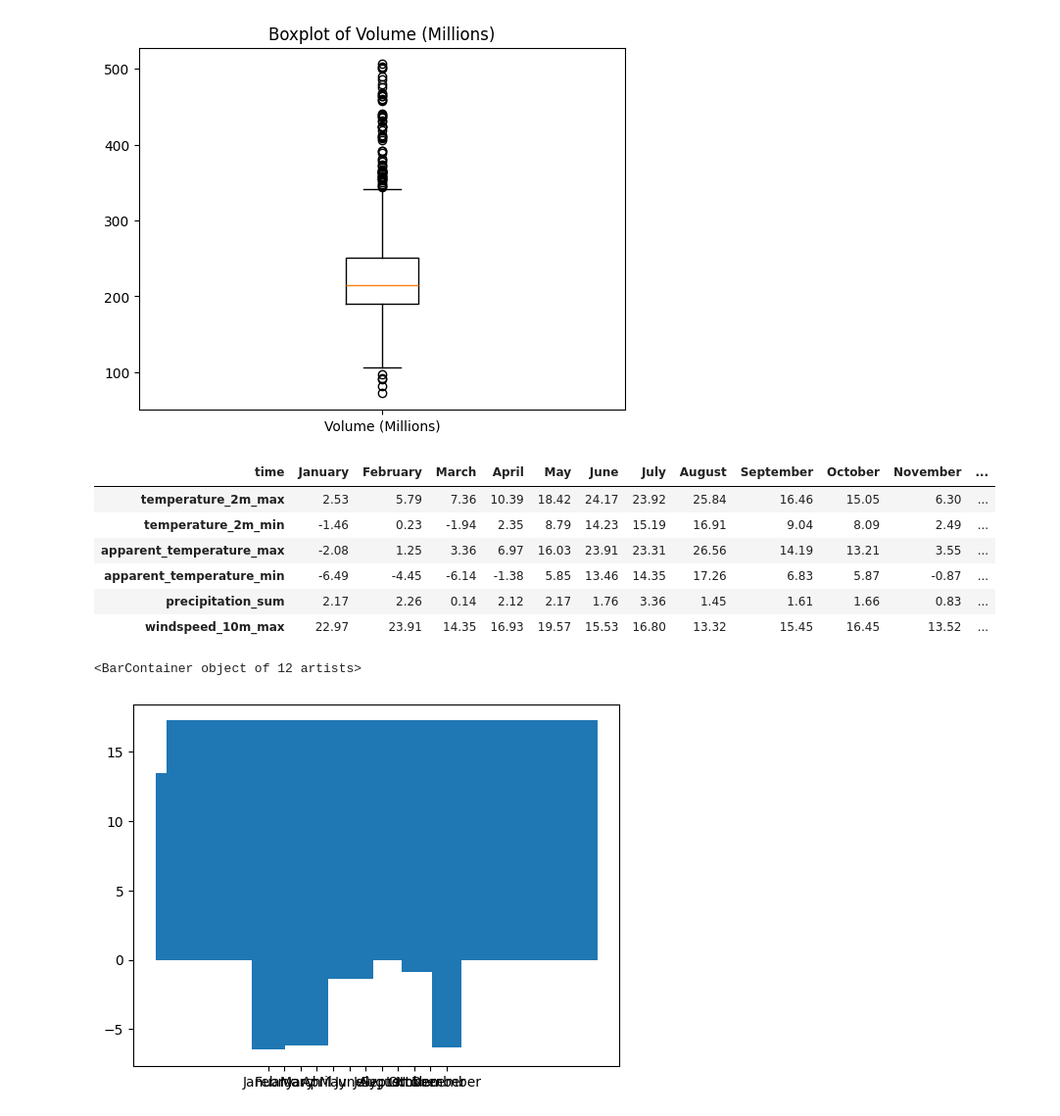
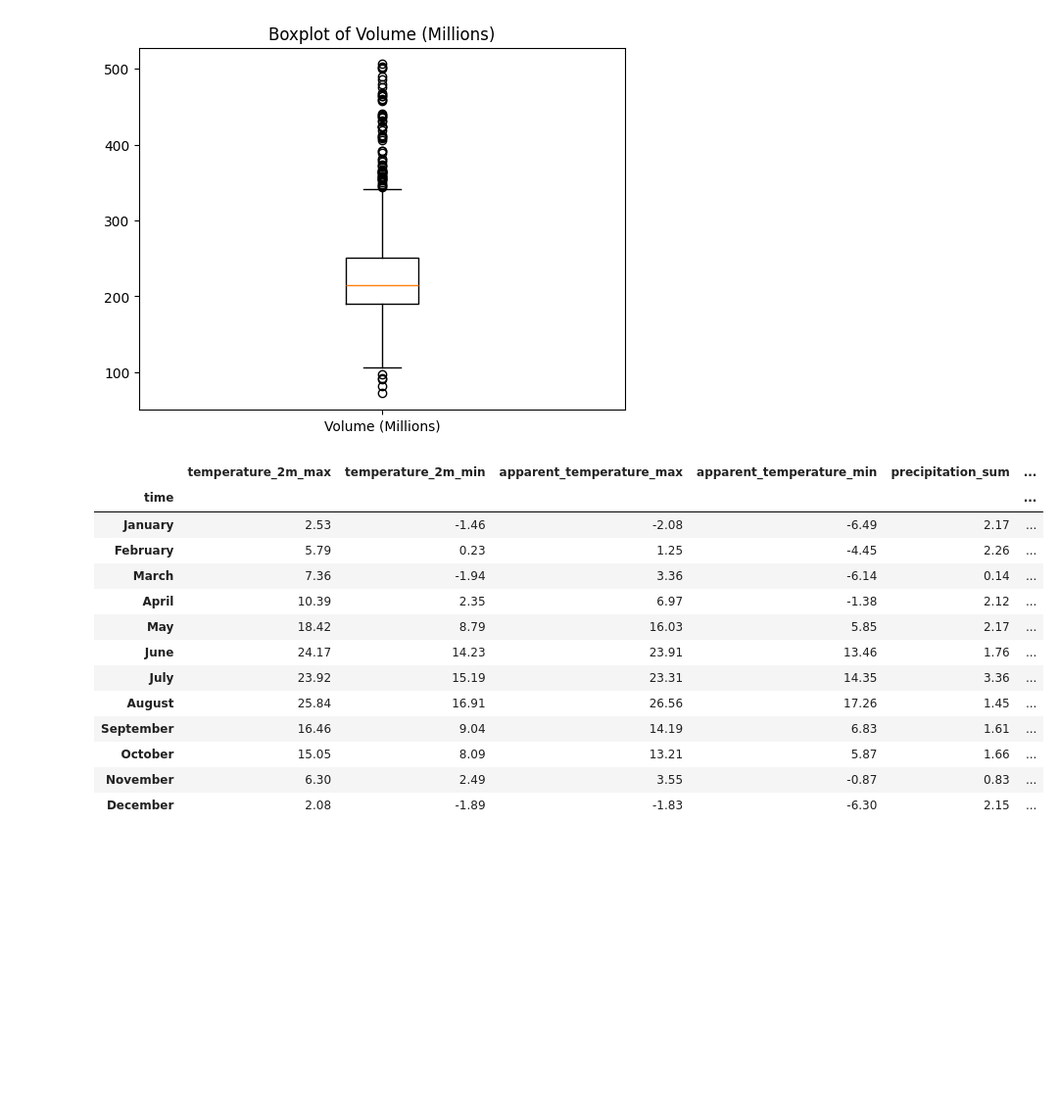
Before and after one commit to s34836/EWD, a Jupyter notebook: lab4.ipynb, the cells around one changed output. Shown at 98% size. Saved outputs shown, nothing was run; the diff lists cells and outputs as text; code cells hidden in the pictures; blank space fills up the shorter version.

```diff
--- a/lab4.ipynb
+++ b/lab4.ipynb
@@ -38,17 +32,19 @@ _ = plt.show()
 [figure]
 # %%
 df = pd.read_csv("waw_weather_monthly.csv", index_col="time")
-df.T
+df
 # %% [output]
-| time | January | February | March | April | May | June | July | August | September | October | November | ... |
-| temperature_2m_max | 2.53 | 5.79 | 7.36 | 10.39 | 18.42 | 24.17 | 23.92 | 25.84 | 16.46 | 15.05 | 6.30 | ... |
-| temperature_2m_min | -1.46 | 0.23 | -1.94 | 2.35 | 8.79 | 14.23 | 15.19 | 16.91 | 9.04 | 8.09 | 2.49 | ... |
-| apparent_temperature_max | -2.08 | 1.25 | 3.36 | 6.97 | 16.03 | 23.91 | 23.31 | 26.56 | 14.19 | 13.21 | 3.55 | ... |
-| apparent_temperature_min | -6.49 | -4.45 | -6.14 | -1.38 | 5.85 | 13.46 | 14.35 | 17.26 | 6.83 | 5.87 | -0.87 | ... |
-| precipitation_sum | 2.17 | 2.26 | 0.14 | 2.12 | 2.17 | 1.76 | 3.36 | 1.45 | 1.61 | 1.66 | 0.83 | ... |
-| windspeed_10m_max | 22.97 | 23.91 | 14.35 | 16.93 | 19.57 | 15.53 | 16.80 | 13.32 | 15.45 | 16.45 | 13.52 | ... |
+|  | temperature_2m_max | temperature_2m_min | apparent_temperature_max | apparent_temperature_min | precipitation_sum | ... |
+| time |  |  |  |  |  | ... |
+| January | 2.53 | -1.46 | -2.08 | -6.49 | 2.17 | ... |
+| February | 5.79 | 0.23 | 1.25 | -4.45 | 2.26 | ... |
+| March | 7.36 | -1.94 | 3.36 | -6.14 | 0.14 | ... |
+| April | 10.39 | 2.35 | 6.97 | -1.38 | 2.12 | ... |
+| May | 18.42 | 8.79 | 16.03 | 5.85 | 2.17 | ... |
+| June | 24.17 | 14.23 | 23.91 | 13.46 | 1.76 | ... |
+| July | 23.92 | 15.19 | 23.31 | 14.35 | 3.36 | ... |
+| August | 25.84 | 16.91 | 26.56 | 17.26 | 1.45 | ... |
+| September | 16.46 | 9.04 | 14.19 | 6.83 | 1.61 | ... |
+| October | 15.05 | 8.09 | 13.21 | 5.87 | 1.66 | ... |
+| November | 6.30 | 2.49 | 3.55 | -0.87 | 0.83 | ... |
+| December | 2.08 | -1.89 | -1.83 | -6.30 | 2.15 | ... |
-# %%
-plt.bar(df.T.columns, df.apparent_temperature_min, df.apparent_temperature_max)
-# %% [output]
-<BarContainer object of 12 artists>
-[figure, removed]
```
Also changed, not shown: parts of 12 cells of this notebook.
